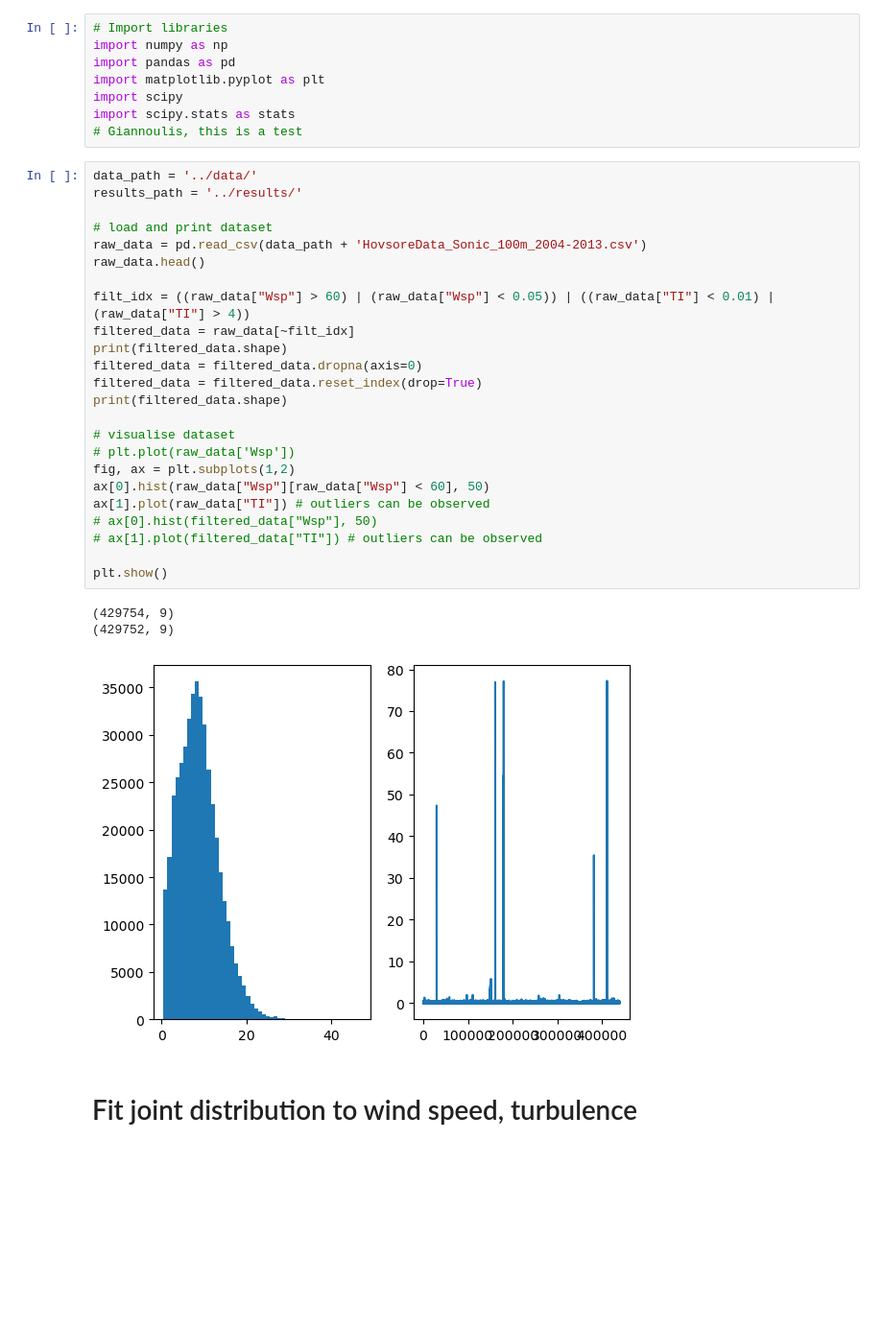
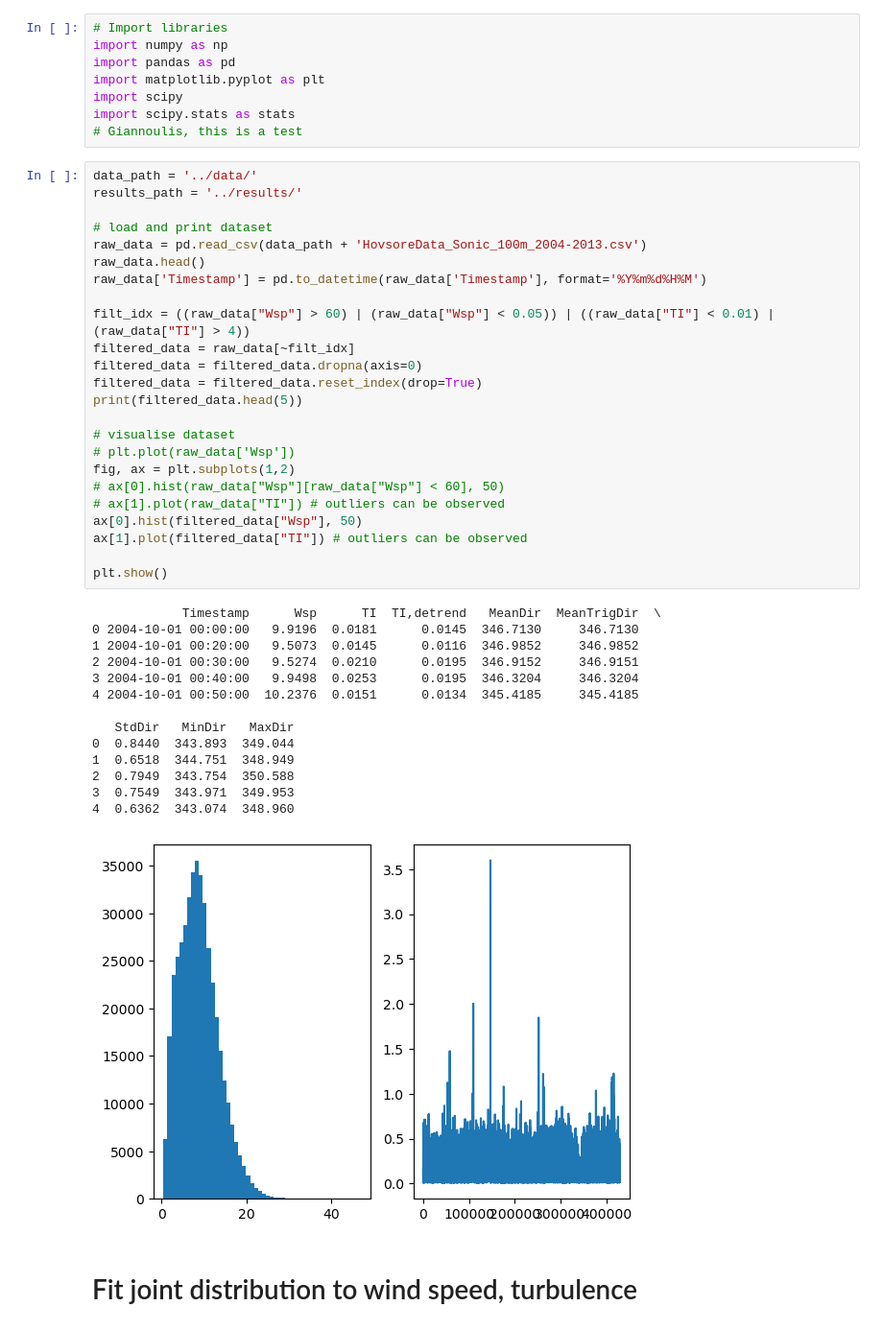
Before and after one commit to YannisParask17/Probabilistic-methods-in-WE, a Jupyter notebook: Assignment1/src/Assignment1_notebook_filt.ipynb, the cells around one changed output. Shown at 96% size. Saved outputs shown, nothing was run; the diff lists cells and outputs as text; blank space fills up the shorter version.

```diff
--- a/Assignment1/src/Assignment1_notebook_filt.ipynb
+++ b/Assignment1/src/Assignment1_notebook_filt.ipynb
@@ -9,31 +9,42 @@ import scipy.stats as stats
 # %%
 data_path = '../data/'
 results_path = '../results/'
 
 # load and print dataset
 raw_data = pd.read_csv(data_path + 'HovsoreData_Sonic_100m_2004-2013.csv')
 raw_data.head()
+raw_data['Timestamp'] = pd.to_datetime(raw_data['Timestamp'], format='%Y%m%d%H%M')
 
 filt_idx = ((raw_data["Wsp"] > 60) | (raw_data["Wsp"] < 0.05)) | ((raw_data["TI"] < 0.01) | (raw_data["TI"] > 4))
 filtered_data = raw_data[~filt_idx]
-print(filtered_data.shape)
 filtered_data = filtered_data.dropna(axis=0)
 filtered_data = filtered_data.reset_index(drop=True)
-print(filtered_data.shape)
+print(filtered_data.head(5))
 
 # visualise dataset
 # plt.plot(raw_data['Wsp'])
 fig, ax = plt.subplots(1,2)
-ax[0].hist(raw_data["Wsp"][raw_data["Wsp"] < 60], 50)
-ax[1].plot(raw_data["TI"]) # outliers can be observed
-# ax[0].hist(filtered_data["Wsp"], 50)
-# ax[1].plot(filtered_data["TI"]) # outliers can be observed
+# ax[0].hist(raw_data["Wsp"][raw_data["Wsp"] < 60], 50)
+# ax[1].plot(raw_data["TI"]) # outliers can be observed
+ax[0].hist(filtered_data["Wsp"], 50)
+ax[1].plot(filtered_data["TI"]) # outliers can be observed
 
 plt.show()
 # %% [output]
-(429754, 9)
-(429752, 9)
+            Timestamp      Wsp      TI  TI,detrend   MeanDir  MeanTrigDir  \
+0 2004-10-01 00:00:00   9.9196  0.0181      0.0145  346.7130     346.7130
+1 2004-10-01 00:20:00   9.5073  0.0145      0.0116  346.9852     346.9852
+2 2004-10-01 00:30:00   9.5274  0.0210      0.0195  346.9152     346.9151
+3 2004-10-01 00:40:00   9.9498  0.0253      0.0195  346.3204     346.3204
+4 2004-10-01 00:50:00  10.2376  0.0151      0.0134  345.4185     345.4185
+
+   StdDir   MinDir   MaxDir
+0  0.8440  343.893  349.044
+1  0.6518  344.751  348.949
+2  0.7949  343.754  350.588
+3  0.7549  343.971  349.953
+4  0.6362  343.074  348.960
-[figure, old version]
+[figure, new version]
 # %% [markdown]
 # Fit joint distribution to wind speed, turbulence
 # %%
```
Also changed, not shown: parts of 4 cells of this notebook.
